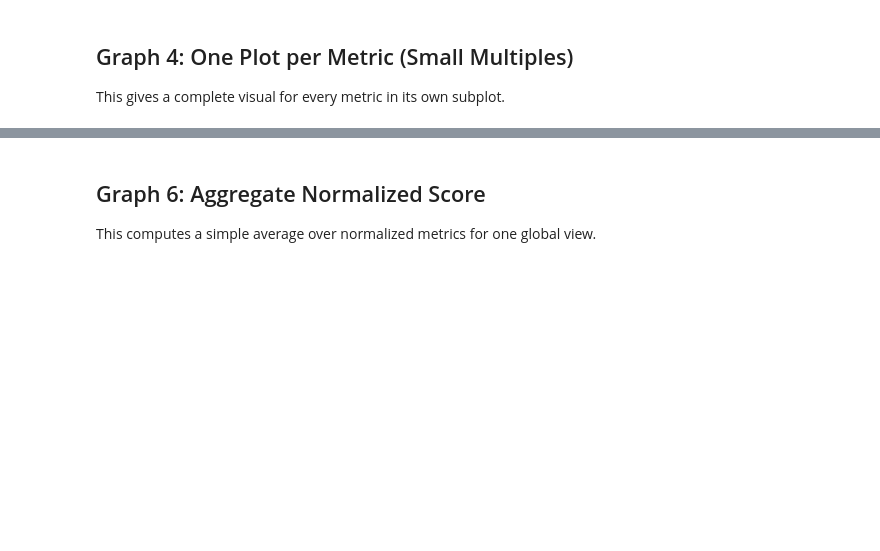
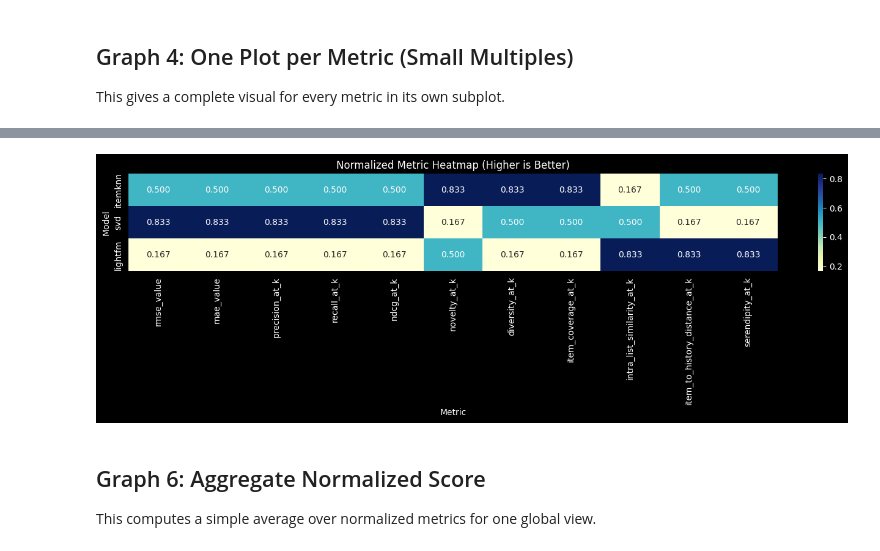
Before and after one commit to samuelvnimwegen/data-mining-recommender-systems, a Jupyter notebook: notebooks/11_model_comparison_all_metrics_usage.ipynb, the cells around one changed output, grey strips where cells are left out. Saved outputs shown, nothing was run; the diff lists cells and outputs as text; code cells hidden in the pictures; blank space fills up the shorter version.

```diff
--- a/notebooks/11_model_comparison_all_metrics_usage.ipynb
+++ b/notebooks/11_model_comparison_all_metrics_usage.ipynb
@@ -239,3 +207,31 @@ plt.show()
+# %%
+normalized_dataframe = metrics_dataframe.copy()
+lower_is_better_metrics = {"rmse_value", "mae_value"}
+
+for metric_name in normalized_dataframe.columns:
+    metric_series = normalized_dataframe[metric_name].astype(float)
+    # For lower-is-better metrics, invert values by negation so higher is always better for ranking.
+    if metric_name in lower_is_better_metrics:
+        metric_for_ranking = -metric_series
+    else:
+        metric_for_ranking = metric_series
+
+    # Compute percentile rank via ordering. Use average method to break ties.
+    ranks = metric_for_ranking.rank(method="average", ascending=True)
+    n = float(len(ranks))
+    # Percentile-normalized in (0,1) avoiding exact 0 or 1 by using (rank - 0.5) / n
+    normalized_values = (ranks - 0.5) / n
+    normalized_dataframe[metric_name] = normalized_values
+
+plt.figure(figsize=(14, 4.5))
+sns.heatmap(normalized_dataframe, annot=True, cmap="YlGnBu", fmt=".3f")
+plt.title("Normalized Metric Heatmap (Higher is Better)")
+plt.xlabel("Metric")
+plt.ylabel("Model")
+plt.tight_layout()
+plt.show()
+# %% [output]
+[figure, added]
 # %% [markdown]
 ## Graph 6: Aggregate Normalized Score
 
```
Also changed, not shown: parts of 6 cells of this notebook, 8 other files.
